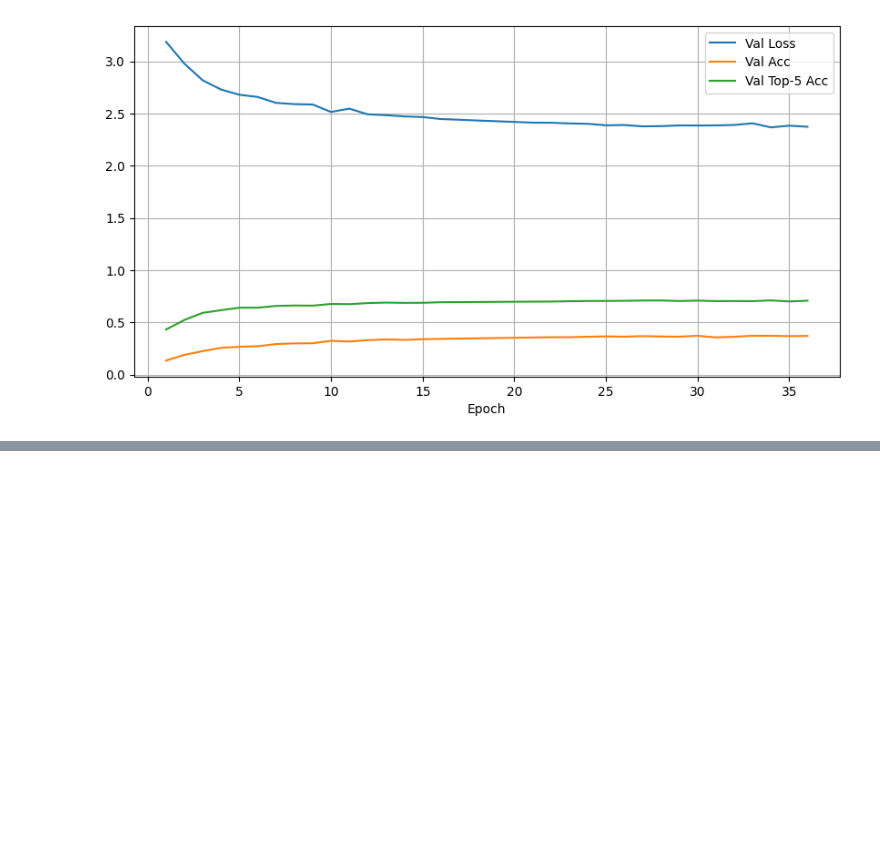
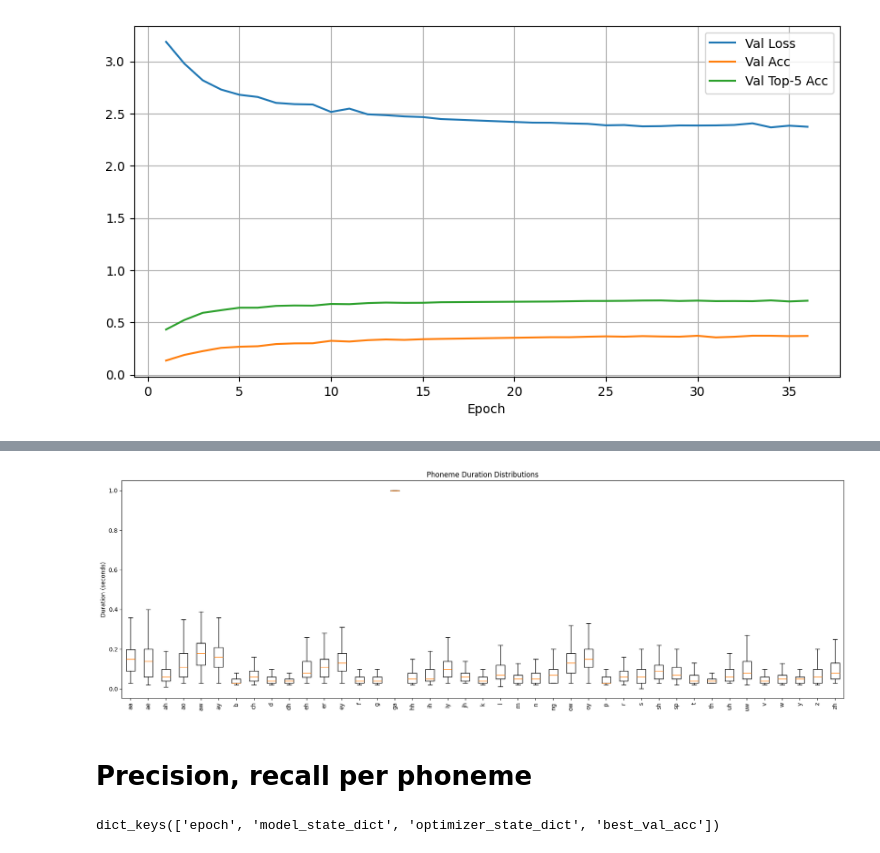
Before and after one commit to luckey-Luuk/speech-visualiser, a Jupyter notebook: phoneme.ipynb, the cells around one changed output, grey strips where cells are left out. Drawn from its saved outputs; the diff is of its cells as text; code cells hidden in the pictures; blank space fills up the shorter version.

```diff
--- a/phoneme.ipynb
+++ b/phoneme.ipynb
@@ -1068,0 +1673,32 @@ plt.show()
+# %%
+import matplotlib.pyplot as plt
+
+def plot_phoneme_boxplots(phoneme_durations, min_samples=50):
+    """
+    Creates box plots for phonemes with enough samples
+    """
+    phonemes = []
+    data = []
+
+    for ph, durations in sorted(phoneme_durations.items()):
+        if len(durations) >= min_samples:
+            phonemes.append(ph)
+            data.append(durations)
+
+    plt.figure(figsize=(18, 6))
+    plt.boxplot(data, labels=phonemes, showfliers=False)
+    plt.xticks(rotation=90)
+    plt.ylabel("Duration (seconds)")
+    plt.title("Phoneme Duration Distributions")
+    plt.tight_layout()
+    plt.show()
+# %%
+root = "/Users/simone/Downloads/USC-TIMIT/MRI/Data"
+
+phoneme_durations = collect_phoneme_durations(root, keep_sil=False)
+
+plot_phoneme_boxplots(phoneme_durations, min_samples=100)
+# %% [output]
+[figure, added]
+# %% [markdown]
+# Precision, recall per phoneme
@@ -1068,0 +1731,7 @@ plt.show()
+# %%
+import torch
+
+ckpt = torch.load("checkpoint.pth.tar", map_location="cpu")
+print(ckpt.keys())
+# %% [output]
+dict_keys(['epoch', 'model_state_dict', 'optimizer_state_dict', 'best_val_acc'])
```
Also changed, not shown: parts of 38 cells of this notebook.
